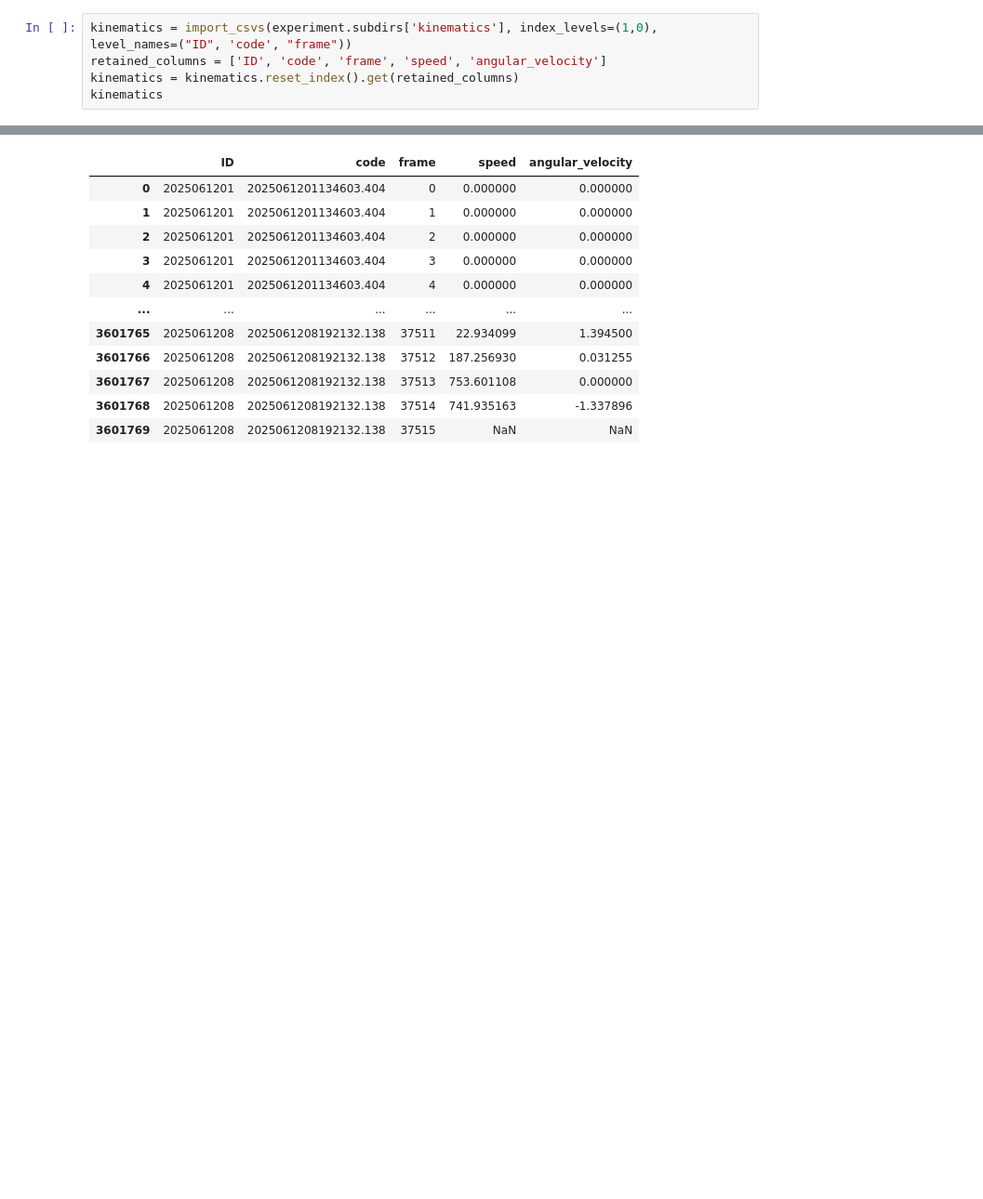
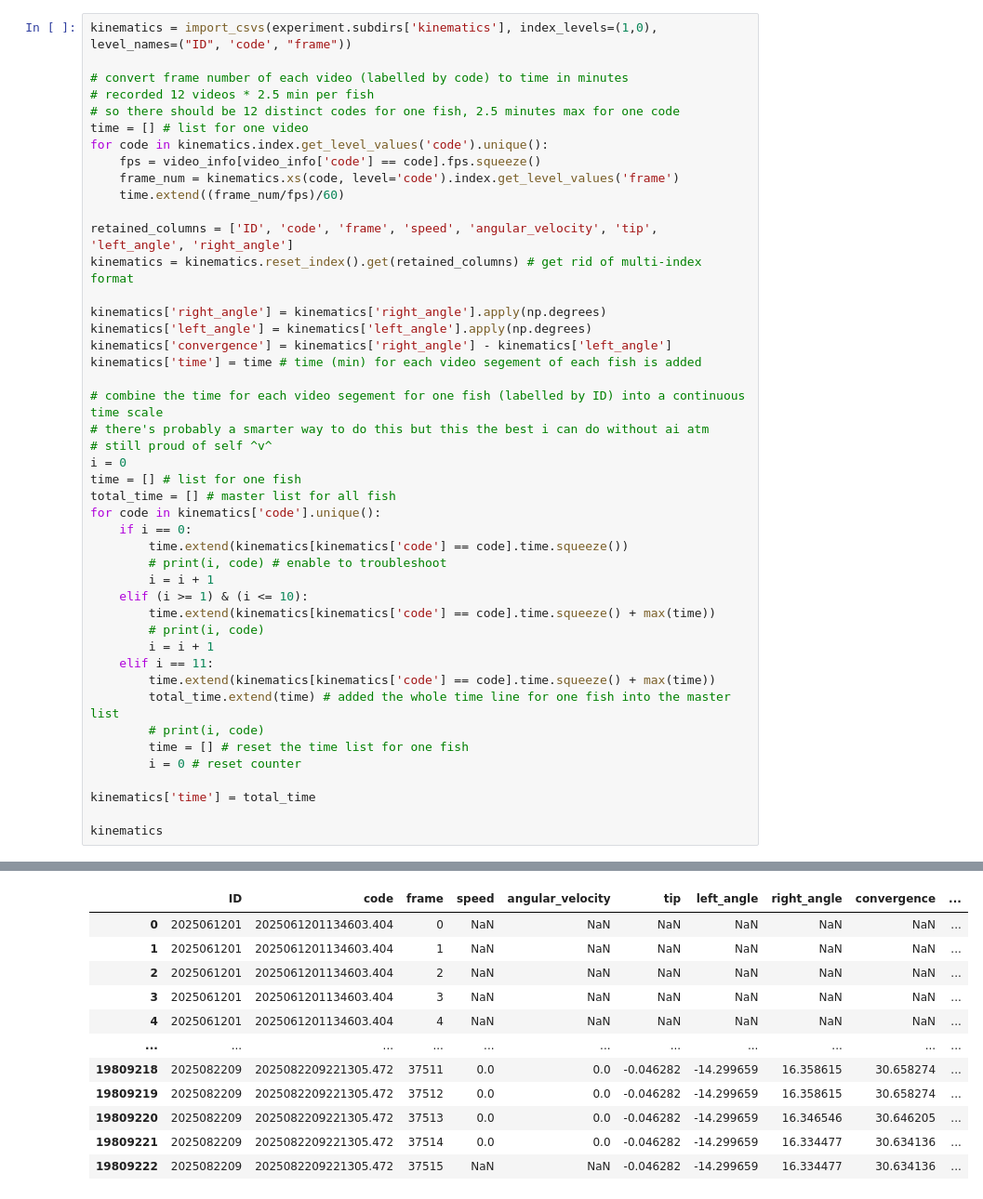
Before and after one commit to myngaf/behavior_analysis_tracking, a Jupyter notebook: general_plots.ipynb, the cells around one changed output, grey strips where cells are left out. Shown at 93% size. Drawn from its saved outputs; the diff is of its cells as text; blank space fills up the shorter version.

```diff
--- a/general_plots.ipynb
+++ b/general_plots.ipynb
@@ -30,6 +58,46 @@ sns.set_theme(rc={"figure.figsize": (15,5)})
 # %%
 kinematics = import_csvs(experiment.subdirs['kinematics'], index_levels=(1,0), level_names=("ID", 'code', "frame"))
-retained_columns = ['ID', 'code', 'frame', 'speed', 'angular_velocity']
-kinematics = kinematics.reset_index().get(retained_columns)
+
+# convert frame number of each video (labelled by code) to time in minutes
+# recorded 12 videos * 2.5 min per fish
+# so there should be 12 distinct codes for one fish, 2.5 minutes max for one code
+time = [] # list for one video
+for code in kinematics.index.get_level_values('code').unique():
+    fps = video_info[video_info['code'] == code].fps.squeeze()
+    frame_num = kinematics.xs(code, level='code').index.get_level_values('frame')
+    time.extend((frame_num/fps)/60)
+
+retained_columns = ['ID', 'code', 'frame', 'speed', 'angular_velocity', 'tip', 'left_angle', 'right_angle']
+kinematics = kinematics.reset_index().get(retained_columns) # get rid of multi-index format
+
+kinematics['right_angle'] = kinematics['right_angle'].apply(np.degrees)
+kinematics['left_angle'] = kinematics['left_angle'].apply(np.degrees)
+kinematics['convergence'] = kinematics['right_angle'] - kinematics['left_angle']
+kinematics['time'] = time # time (min) for each video segement of each fish is added
+
+# combine the time for each video segement for one fish (labelled by ID) into a continuous time scale
+# there's probably a smarter way to do this but this the best i can do without ai atm
+# still proud of self ^v^
+i = 0
+time = [] # list for one fish
+total_time = [] # master list for all fish
+for code in kinematics['code'].unique():
+    if i == 0:
+        time.extend(kinematics[kinematics['code'] == code].time.squeeze())
+        # print(i, code) # enable to troubleshoot
+        i = i + 1
+    elif (i >= 1) & (i <= 10):
+        time.extend(kinematics[kinematics['code'] == code].time.squeeze() + max(time))
+        # print(i, code)
+        i = i + 1
+    elif i == 11:
+        time.extend(kinematics[kinematics['code'] == code].time.squeeze() + max(time))
+        total_time.extend(time) # added the whole time line for one fish into the master list
+        # print(i, code)
+        time = [] # reset the time list for one fish
+        i = 0 # reset counter
+
+kinematics['time'] = total_time
+
 kinematics
 # %% [output]
@@ -40,13 +117,13 @@ DataFrame has shape: (3601770, 57).
 Index levels: ('ID', 'code', 'frame').
-|  | ID | code | frame | speed | angular_velocity |
-| 0 | 2025061201 | 2025061201134603.404 | 0 | 0.000000 | 0.000000 |
-| 1 | 2025061201 | 2025061201134603.404 | 1 | 0.000000 | 0.000000 |
-| 2 | 2025061201 | 2025061201134603.404 | 2 | 0.000000 | 0.000000 |
-| 3 | 2025061201 | 2025061201134603.404 | 3 | 0.000000 | 0.000000 |
-| 4 | 2025061201 | 2025061201134603.404 | 4 | 0.000000 | 0.000000 |
-| ... | ... | ... | ... | ... | ... |
-| 3601765 | 2025061208 | 2025061208192132.138 | 37511 | 22.934099 | 1.394500 |
-| 3601766 | 2025061208 | 2025061208192132.138 | 37512 | 187.256930 | 0.031255 |
-| 3601767 | 2025061208 | 2025061208192132.138 | 37513 | 753.601108 | 0.000000 |
-| 3601768 | 2025061208 | 2025061208192132.138 | 37514 | 741.935163 | -1.337896 |
-| 3601769 | 2025061208 | 2025061208192132.138 | 37515 | NaN | NaN |
+|  | ID | code | frame | speed | angular_velocity | tip | left_angle | right_angle | convergence | ... |
+| 0 | 2025061201 | 2025061201134603.404 | 0 | NaN | NaN | NaN | NaN | NaN | NaN | ... |
+| 1 | 2025061201 | 2025061201134603.404 | 1 | NaN | NaN | NaN | NaN | NaN | NaN | ... |
+| 2 | 2025061201 | 2025061201134603.404 | 2 | NaN | NaN | NaN | NaN | NaN | NaN | ... |
+| 3 | 2025061201 | 2025061201134603.404 | 3 | NaN | NaN | NaN | NaN | NaN | NaN | ... |
+| 4 | 2025061201 | 2025061201134603.404 | 4 | NaN | NaN | NaN | NaN | NaN | NaN | ... |
+| ... | ... | ... | ... | ... | ... | ... | ... | ... | ... | ... |
+| 19809218 | 2025082209 | 2025082209221305.472 | 37511 | 0.0 | 0.0 | -0.046282 | -14.299659 | 16.358615 | 30.658274 | ... |
+| 19809219 | 2025082209 | 2025082209221305.472 | 37512 | 0.0 | 0.0 | -0.046282 | -14.299659 | 16.358615 | 30.658274 | ... |
+| 19809220 | 2025082209 | 2025082209221305.472 | 37513 | 0.0 | 0.0 | -0.046282 | -14.299659 | 16.346546 | 30.646205 | ... |
+| 19809221 | 2025082209 | 2025082209221305.472 | 37514 | 0.0 | 0.0 | -0.046282 | -14.299659 | 16.334477 | 30.634136 | ... |
+| 19809222 | 2025082209 | 2025082209221305.472 | 37515 | NaN | NaN | -0.046282 | -14.299659 | 16.334477 | 30.634136 | ... |
```
Also changed, not shown: parts of 45 cells of this notebook.
